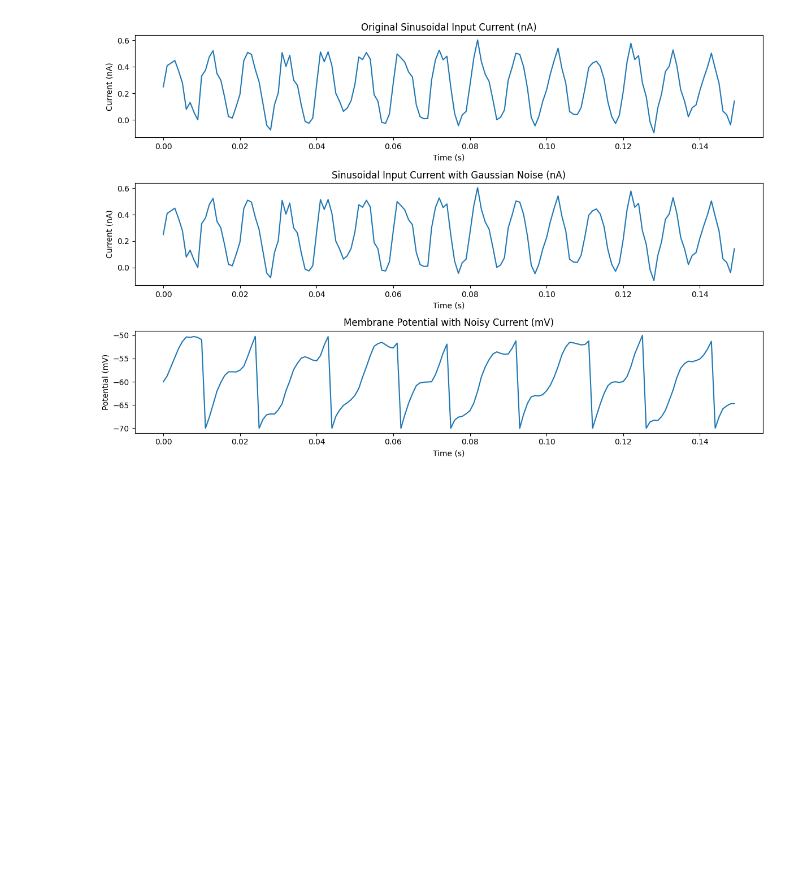
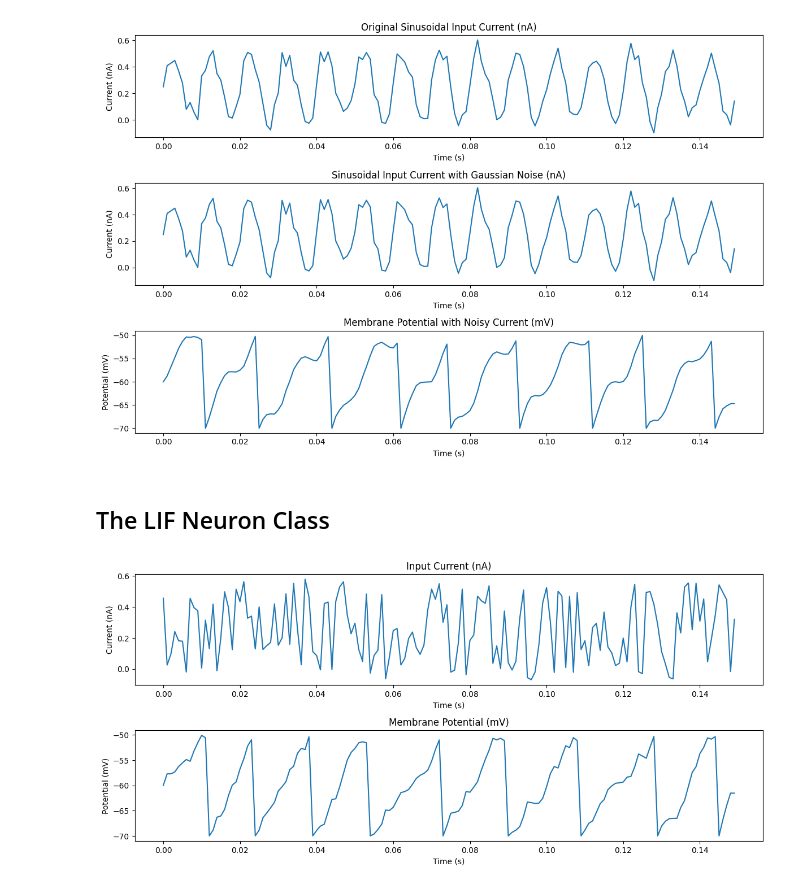
Before and after one commit to igorconsulting/neuromatch, a Jupyter notebook: experimentation.ipynb, the cells around one changed output. Cells and saved outputs as stored; diff of their text form; code cells hidden in the pictures; blank space fills up the shorter version.

Commit message:
adjust the LIF neuron class

```diff
--- a/experimentation.ipynb
+++ b/experimentation.ipynb
@@ -78,3 +93,80 @@ plt.tight_layout()
 plt.show()
 # %% [output]
 [figure]
+# %% [markdown]
+## The LIF Neuron Class
+# %%
+class LIF_Neuron:
+    def __init__(self, tau, E_L, V_r, V_th, R, i_mean, dt, t_max):
+        self.tau = tau
+        self.E_L = E_L
+        self.V_r = V_r
+        self.V_th = V_th
+        self.R = R
+        self.i_mean = i_mean
+        self.dt = dt
+        self.t_max = t_max
+        self.time_array = np.arange(0, self.t_max, self.dt)
+        self.V_t = np.zeros(self.time_array.shape[0])
+        self.V_t[0] = self.E_L  # Initialize with resting potential
+
+    def sinusoidal_current(self):
+        constant = 2 * (np.pi / 0.01)
+        noise = np.random.normal(0, 0.1 * self.i_mean, self.time_array.shape)
+        current = self.i_mean * (1 + np.sin(constant * self.time_array)) + noise
+        return current
+
+    def random_current(self):
+        np.random.seed(2)
+        constant = 0.1*np.sqrt(self.t_max/self.dt)
+        uniform = np.random.uniform(-1,1,size=time_array.shape)
+        noise = np.random.normal(0, 0.1 * self.i_mean, self.time_array.shape)
+        current = self.i_mean * (1 + constant*uniform) + noise
+        return current
+
+    def update_potential(self, current):
+
+        for i in range(1, self.V_t.shape[0]):
+            self.V_t[i] = self.V_t[i-1] + self.dt * (self.E_L - self.V_t[i-1] + self.R * current[i-1]) / self.tau
+            if self.V_t[i] >= self.V_th:
+                self.V_t[i] = self.V_r
+        return self.V_t
+
+    def plot_results(self, current):
+        plt.figure(figsize=(12, 8))
+        plt.subplot(3, 1, 1)
+        plt.plot(self.time_array, current * 1e9)  # Convert to nanoamperes
+        plt.title('Input Current (nA)')
+        plt.xlabel('Time (s)')
+        plt.ylabel('Current (nA)')
+
+        plt.subplot(3, 1, 2)
+        plt.plot(self.time_array, self.V_t * 1e3)  # Convert to millivolts
+        plt.title('Membrane Potential (mV)')
+        plt.xlabel('Time (s)')
+        plt.ylabel('Potential (mV)')
+
+        plt.tight_layout()
+        plt.show()
+
+# Parameters
+tau = 20e-3      # second
+E_L = -60e-3     # millivolt
+V_r = -70e-3     # millivolt
+V_th = -50e-3    # millivolt
+R = 100e6        # ohm
+i_mean = 25e-11  # ampere
+dt = 1e-3        # second
+t_max = 150e-3   # second
+
+# Create a Neuron instance
+neuron = LIF_Neuron(tau, E_L, V_r, V_th, R, i_mean, dt, t_max)
+
+# Generate current and update potential
+current = neuron.random_current()
+neuron.update_potential(current)
+
+# Plot the results
+neuron.plot_results(current)
+# %% [output]
+[figure, added]
```
Also changed, not shown: parts of 2 cells of this notebook.
